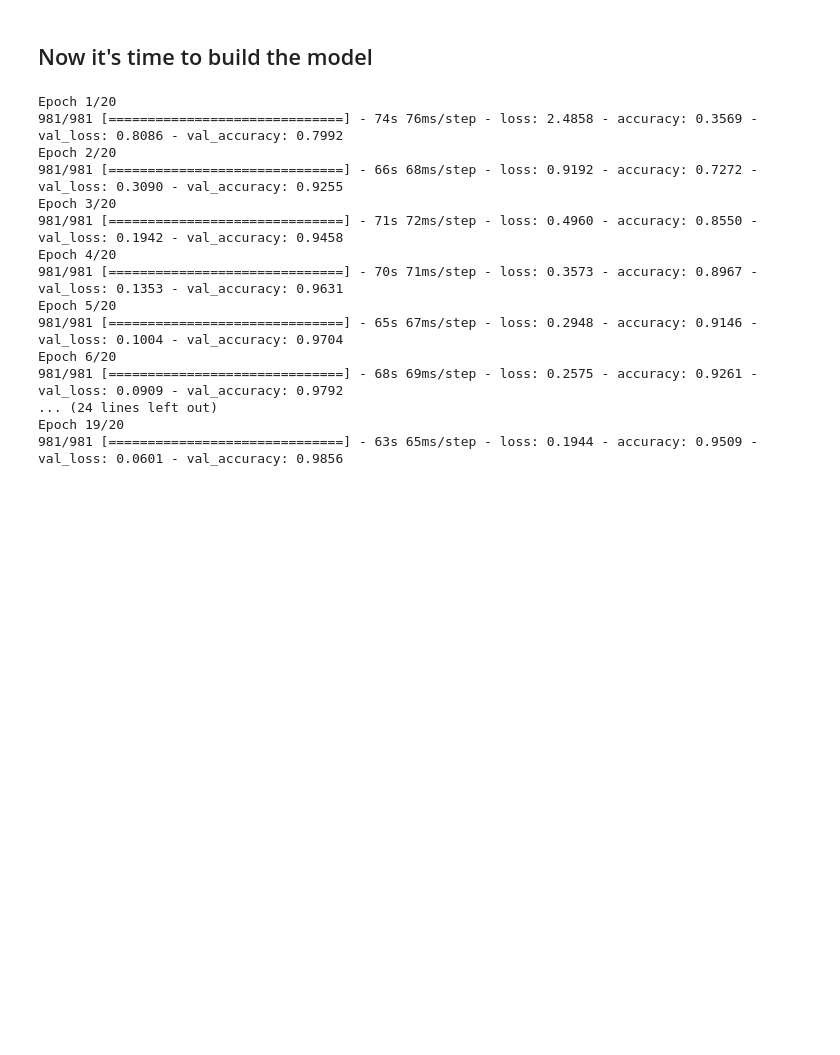
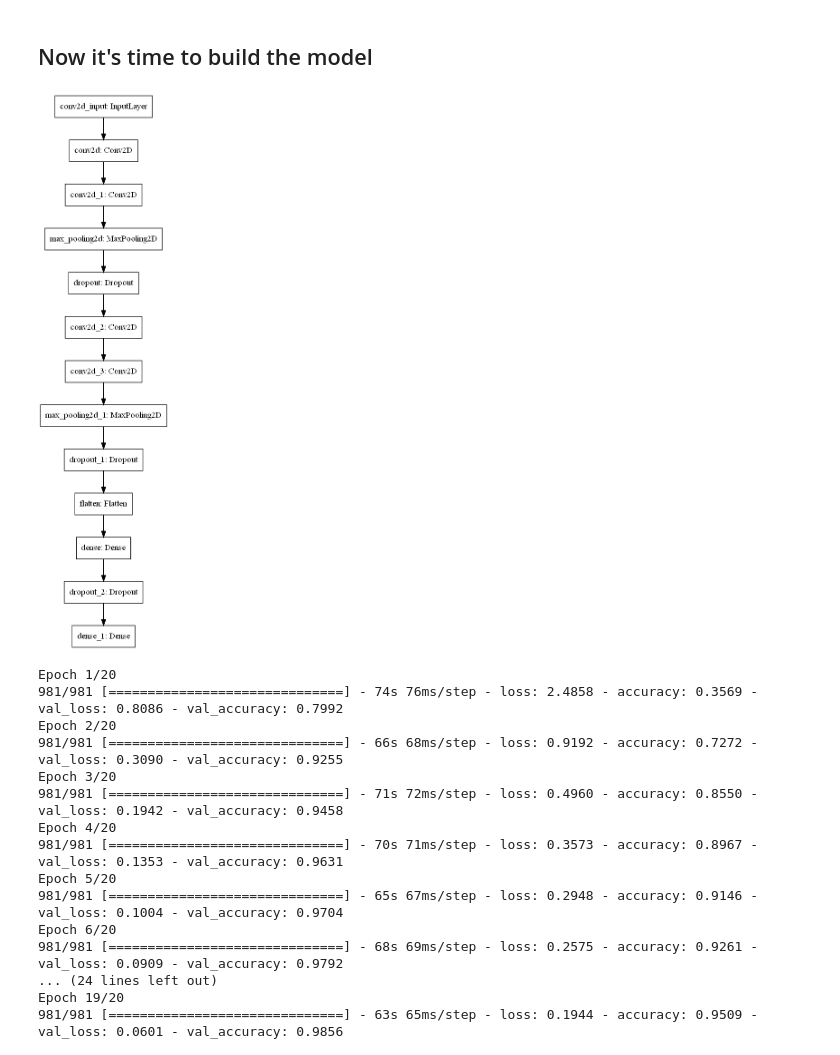
Before and after one commit to dimassibassem/traffic_signs_web_app, a Jupyter notebook: traffic_signal_recognition.ipynb, the cells around one changed output. Drawn from its saved outputs; the diff is of its cells as text; code cells hidden in the pictures; blank space fills up the shorter version.

```diff
--- a/traffic_signal_recognition.ipynb
+++ b/traffic_signal_recognition.ipynb
@@ -101,6 +101,11 @@ model.add(Dense(43, activation='softmax'))
 # %%
 #Compilation of the model
 model.compile(loss='categorical_crossentropy', optimizer='adam', metrics=['accuracy'])
+# %%
+from tensorflow.keras.utils import plot_model
+plot_model(model, to_file='model.png')
+# %% [output]
+[figure, added]
 # %%
 #Train the model
 epochs = 20
```
Also changed, not shown: parts of 3 cells of this notebook, 2 other files.
